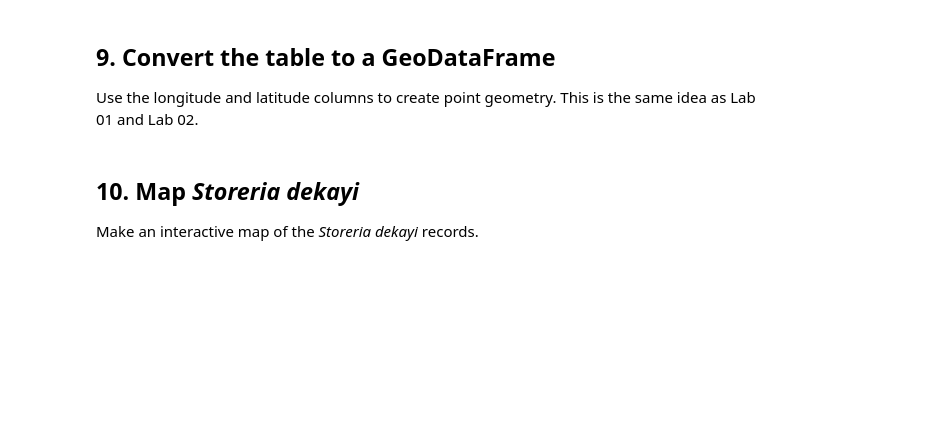
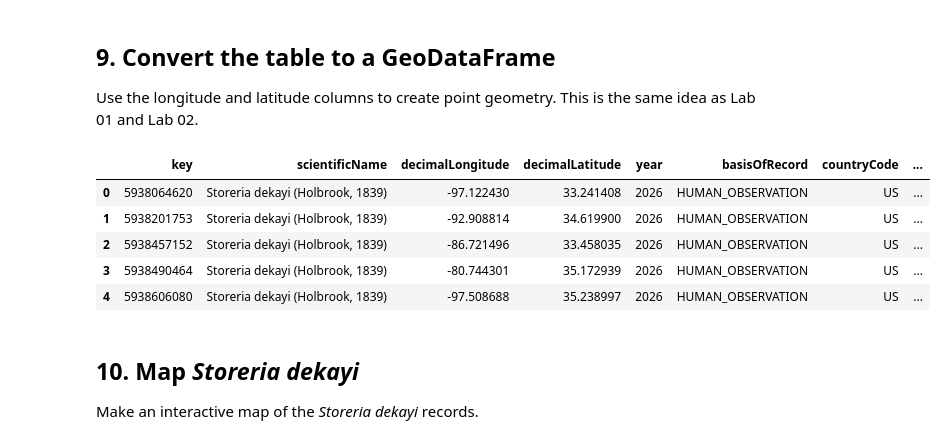
Before and after one commit to meganklutts/BIO597-SpatialBiodiversity, a Jupyter notebook: docs/assignments/Assignment-02-pygbif.ipynb, the cells around one changed output. Drawn from its saved outputs; the diff is of its cells as text; code cells hidden in the pictures; blank space fills up the shorter version.

```diff
--- a/docs/assignments/Assignment-02-pygbif.ipynb
+++ b/docs/assignments/Assignment-02-pygbif.ipynb
@@ -83,7 +97,7 @@ Use `occ.search()` to fetch occurrence records for *Storeria dekayi*.
 Keep `limit=100`. Do not request more than 100 records for a species in this assignment.
 # %%
 dekayi_records = occ.search(
-    speciesKey=__________,
+    speciesKey=9056579,
     hasCoordinate=True,
     hasGeospatialIssue=False,
     limit=100,
@@ -116,12 +147,19 @@ Use the longitude and latitude columns to create point geometry. This is the sam
 # %%
 dekayi_gdf = gpd.GeoDataFrame(
     dekayi_small,
-    geometry=gpd.points_from_xy(dekayi_small["__________"], dekayi_small["__________"]),
+    geometry=gpd.points_from_xy(dekayi_small["decimalLongitude"], dekayi_small["decimalLatitude"]),
     crs="EPSG:4326",
 )
 
 dekayi_gdf["Species"] = "Storeria dekayi"
 dekayi_gdf.head()
+# %% [output]
+|  | key | scientificName | decimalLongitude | decimalLatitude | year | basisOfRecord | countryCode | ... |
+| 0 | 5938064620 | Storeria dekayi (Holbrook, 1839) | -97.122430 | 33.241408 | 2026 | HUMAN_OBSERVATION | US | ... |
+| 1 | 5938201753 | Storeria dekayi (Holbrook, 1839) | -92.908814 | 34.619900 | 2026 | HUMAN_OBSERVATION | US | ... |
+| 2 | 5938457152 | Storeria dekayi (Holbrook, 1839) | -86.721496 | 33.458035 | 2026 | HUMAN_OBSERVATION | US | ... |
+| 3 | 5938490464 | Storeria dekayi (Holbrook, 1839) | -80.744301 | 35.172939 | 2026 | HUMAN_OBSERVATION | US | ... |
+| 4 | 5938606080 | Storeria dekayi (Holbrook, 1839) | -97.508688 | 35.238997 | 2026 | HUMAN_OBSERVATION | US | ... |
 # %% [markdown]
 ## 10. Map *Storeria dekayi*
 
```
Also changed, not shown: parts of 22 cells of this notebook.
